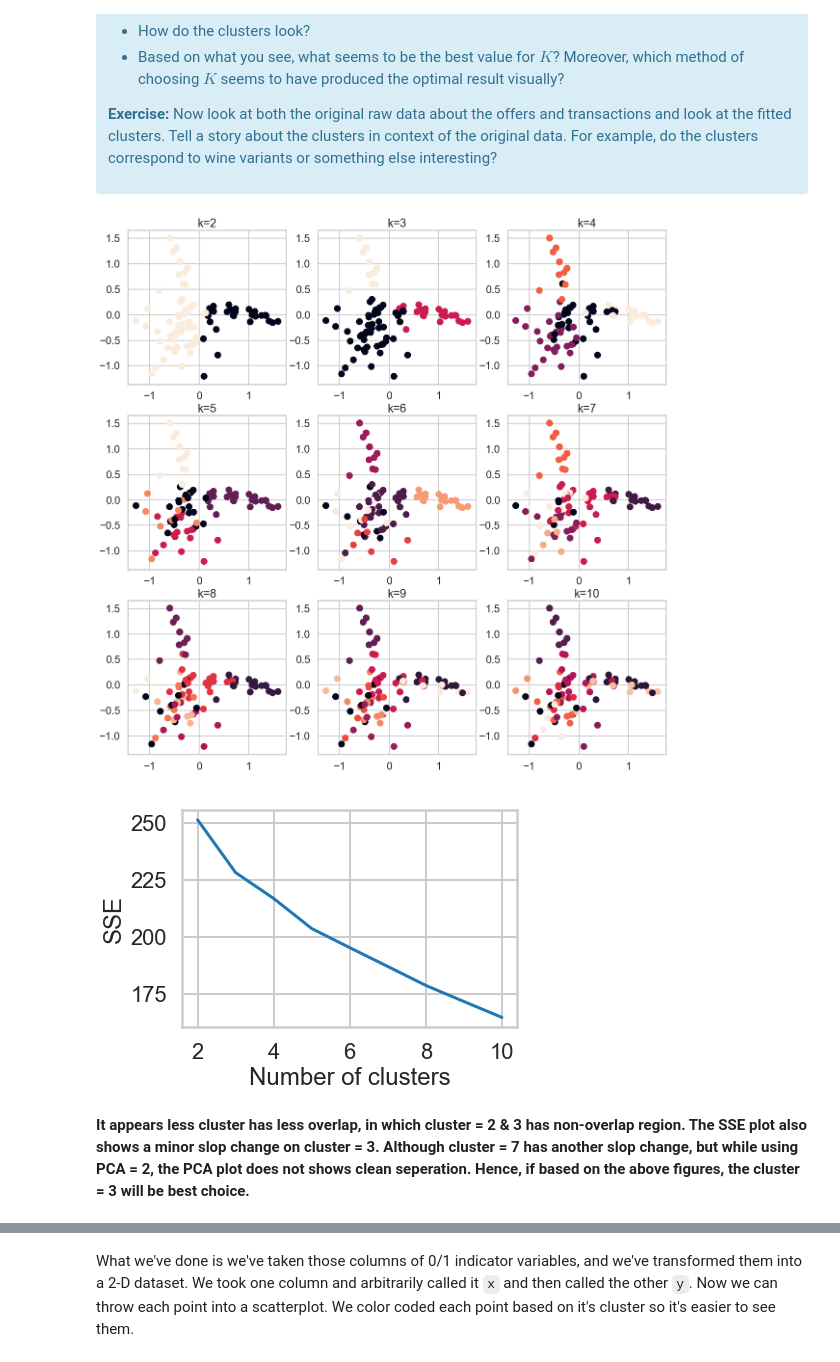
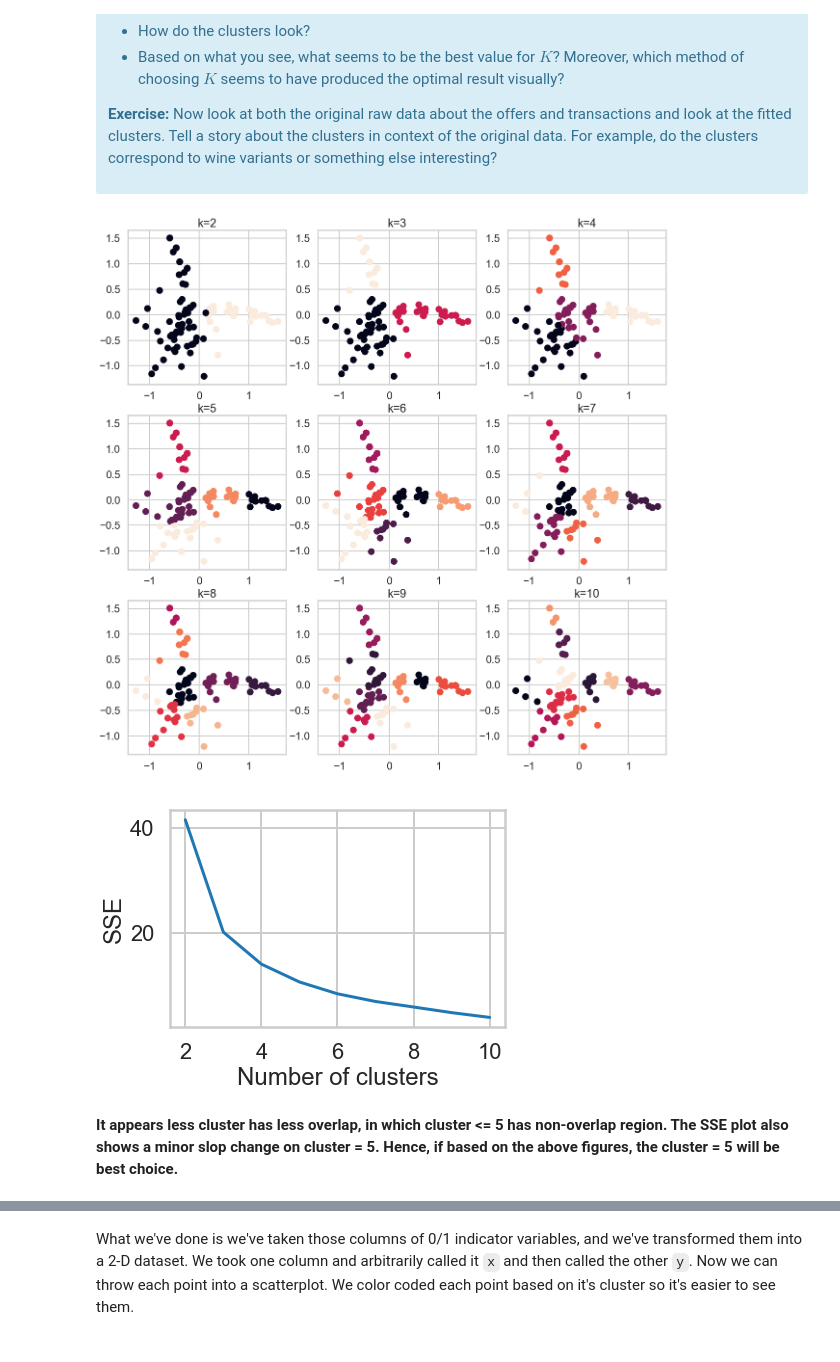
Before and after one commit to yungnien/Springboard, a Jupyter notebook: springboard-aic-mini-projects-public/aic-8_2_10_clustering-mini-project/Mini_Project_Clustering.ipynb, the cells around one changed output, grey strips where cells are left out. Drawn from its saved outputs; the diff is of its cells as text; code cells hidden in the pictures.

```diff
--- a/springboard-aic-mini-projects-public/aic-8_2_10_clustering-mini-project/Mini_Project_Clustering.ipynb
+++ b/springboard-aic-mini-projects-public/aic-8_2_10_clustering-mini-project/Mini_Project_Clustering.ipynb
@@ -172,3 +174,10 @@ plt.ylabel("Number of iteration")
 plt.show()
 # %% [output]
 [figure]
+# %%
+k = 5
+kmeans = KMeans(n_clusters=k, random_state=0, )
+matrix['cluster'] = kmeans.fit_predict(matrix[x_cols])
+matrix.cluster.value_counts()
+plt.hist(matrix.cluster)
+plt.show()
@@ -222,3 +234,10 @@ plt.ylabel("silhouette_avg")
 plt.show()
 # %% [output]
 [figure]
+# %%
+k = 7
+kmeans = KMeans(n_clusters=k, random_state=0, )
+matrix['cluster'] = kmeans.fit_predict(matrix[x_cols])
+matrix.cluster.value_counts()
+plt.hist(matrix.cluster)
+plt.show()
@@ -276,37 +297,38 @@ This is only one use of PCA for dimension reduction. We can also use PCA when we
 # %%
 from sklearn.decomposition import PCA
 import matplotlib.pyplot as plt
 import matplotlib.gridspec as gridspec
 
 pca = PCA(n_components=2)
 matrix['x'] = pca.fit_transform(matrix[x_cols])[:,0]
 matrix['y'] = pca.fit_transform(matrix[x_cols])[:,1]
 
 pt=330
 plt.figure(figsize=(20,20))
 sse= {}
+pca_feature = ['x','y']
+
 for k in range(2,11):
     plt.subplot(pt+k-1)
-    cluster = KMeans(n_clusters=k,random_state=42, ).fit(matrix[x_cols])
+    cluster = KMeans(n_clusters=k,random_state=42, ).fit(matrix[pca_feature])
     sse[k] = cluster.inertia_
     plt.title('k=%d' % k)
-    plt.scatter(x=matrix.x, y=matrix.y,c=cluster.predict(matrix[x_cols]))
+    plt.scatter(x=matrix.x, y=matrix.y,c=cluster.predict(matrix[pca_feature]))
     k = k + 1
 
-matrix['cluster'] = KMeans(n_clusters=4,random_state=42, ).fit_predict(matrix[x_cols])
+matrix['cluster'] = KMeans(n_clusters=5,random_state=42, ).fit_predict(matrix[x_cols])
 customer_clusters = matrix[['customer_name','cluster','x','y']]
 # %% [output]
-[figure, old version]
+[figure, new version]
 # %%
 plt.plot(list(sse.keys()), list(sse.values()))
-#plt.plot(list(ite.keys()), list(ite.values()))
 plt.xlabel("Number of clusters")
 plt.ylabel("SSE")
 plt.show()
 # %% [output]
-[figure, old version]
+[figure, new version]
 # %% [markdown]
-<B>It appears less cluster has less overlap, in which cluster = 2 & 3 has non-overlap region. The SSE plot also shows a minor slop change on cluster = 3.  Although cluster = 7 has another slop change, but while using PCA = 2, the PCA plot does not shows clean seperation. Hence, if based on the above figures, the cluster = 3 will be best choice. </B>
+<B>It appears less cluster has less overlap, in which cluster <= 5 has non-overlap region. The SSE plot also shows a minor slop change on cluster = 5.  Hence, if based on the above figures, the cluster = 5 will be best choice. </B>
 # %%
 customer_clusters
 # %% [output]
```
Also changed, not shown: parts of 19 cells of this notebook, 1 other file.
